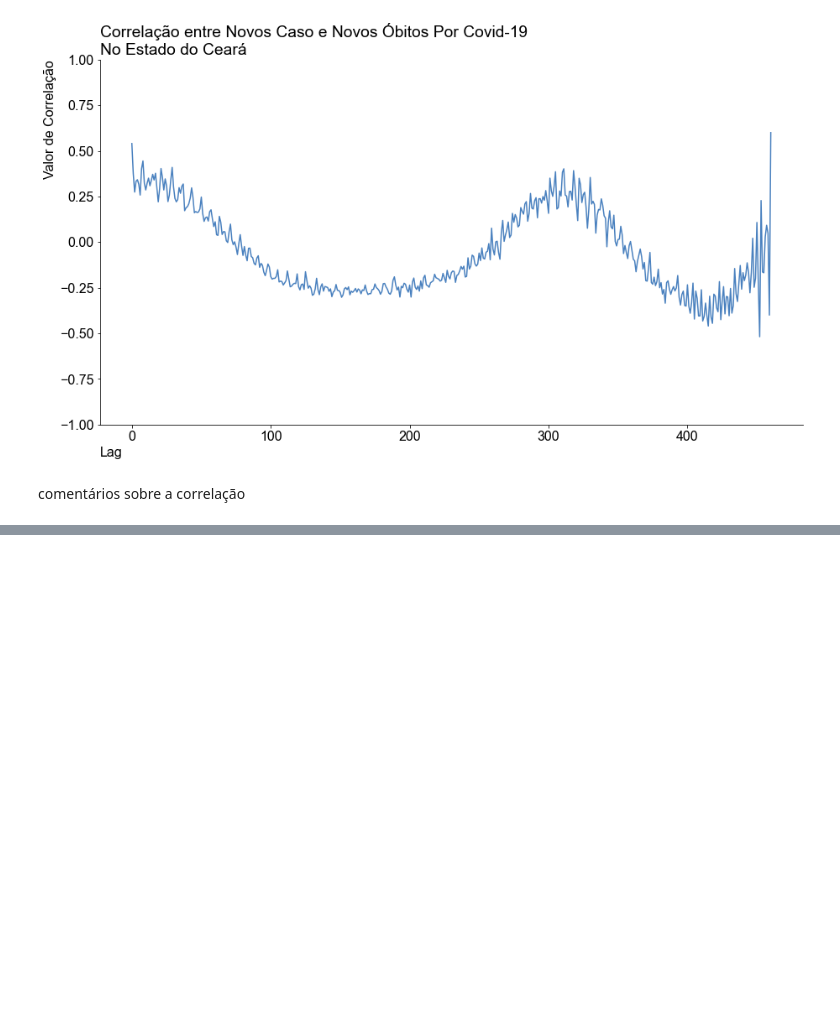
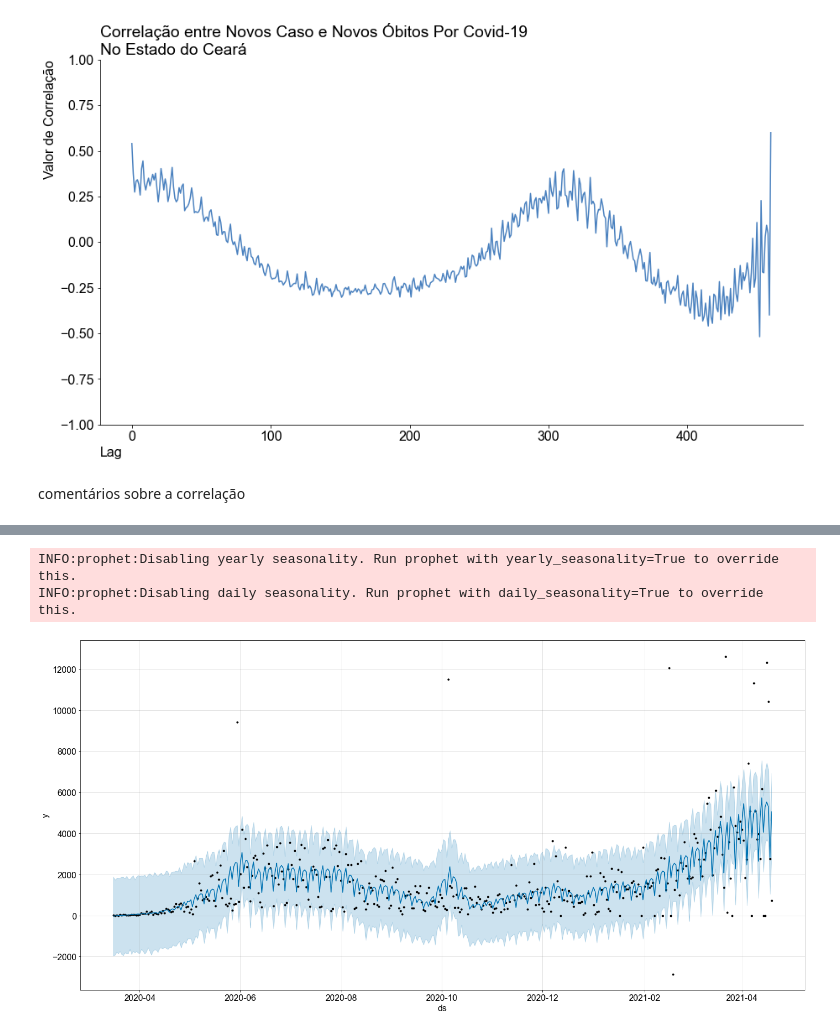
Before and after one commit to diascarolina/projeto-series-temporais-covid, a Jupyter notebook: notebooks/projeto-series-temporais-covid.ipynb, the cells around one changed output, grey strips where cells are left out. Saved outputs shown, nothing was run; the diff lists cells and outputs as text; code cells hidden in the pictures; blank space fills up the shorter version.

```diff
--- a/notebooks/projeto-series-temporais-covid.ipynb
+++ b/notebooks/projeto-series-temporais-covid.ipynb
@@ -32,3 +116,11 @@ plt.rcParams['figure.figsize'] = (15, 8)
+# %%
+feriados_ce_2020 = pd.DataFrame({'holiday': 'ce_2020',
+                                 'ds': pd.to_datetime(feriados_ce_2020)})
+
+feriados_ce_2021 = pd.DataFrame({'holiday': 'ce_2021',
+                                 'ds': pd.to_datetime(feriados_ce_2021)})
+
+feriados = pd.concat((feriados_ce_2020, feriados_ce_2021))
 # %% [markdown]
 # Análises
 # %% [markdown]
@@ -246,0 +355,7 @@ comentários sobre a correlação
+# %%
+# criação de um novo dataframe (de treino) no modelo aceito pelo Prophet
+df_treino = pd.DataFrame()
+df_treino['y'] = covid_ce['novos_casos'][:400]
+df_treino['ds'] = covid_ce.index[:400]
+df_treino.index = range(0, 400)
+df_treino
@@ -246,0 +397,15 @@ comentários sobre a correlação
+# %%
+modelo = Prophet(n_changepoints = 25,
+                 changepoint_prior_scale = 10.0,
+                 seasonality_mode = 'multiplicative',
+                 holidays = feriados, weekly_seasonality = 7)
+modelo.fit(df_treino)
+dataframefuturo = modelo.make_future_dataframe(periods = 0)
+previsao = modelo.predict(dataframefuturo)
+# %% [output]
+INFO:prophet:Disabling yearly seasonality. Run prophet with yearly_seasonality=True to override this.
+INFO:prophet:Disabling daily seasonality. Run prophet with daily_seasonality=True to override this.
+# %%
+modelo.plot(previsao, figsize = (20,10));
+# %% [output]
+[figure, added]
```
Also changed, not shown: parts of 75 cells of this notebook.
